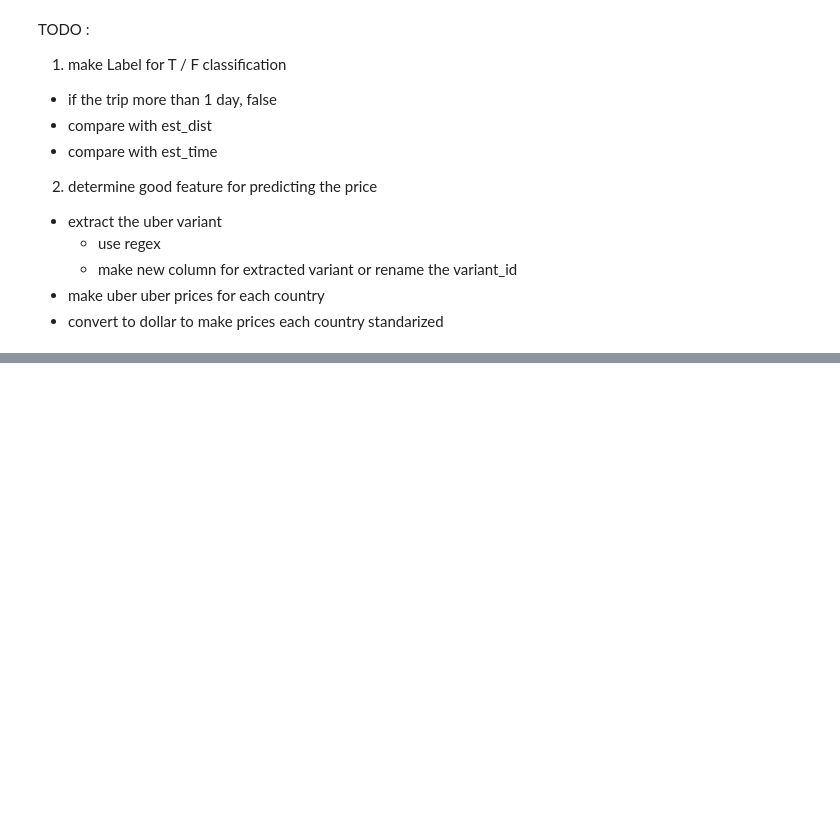
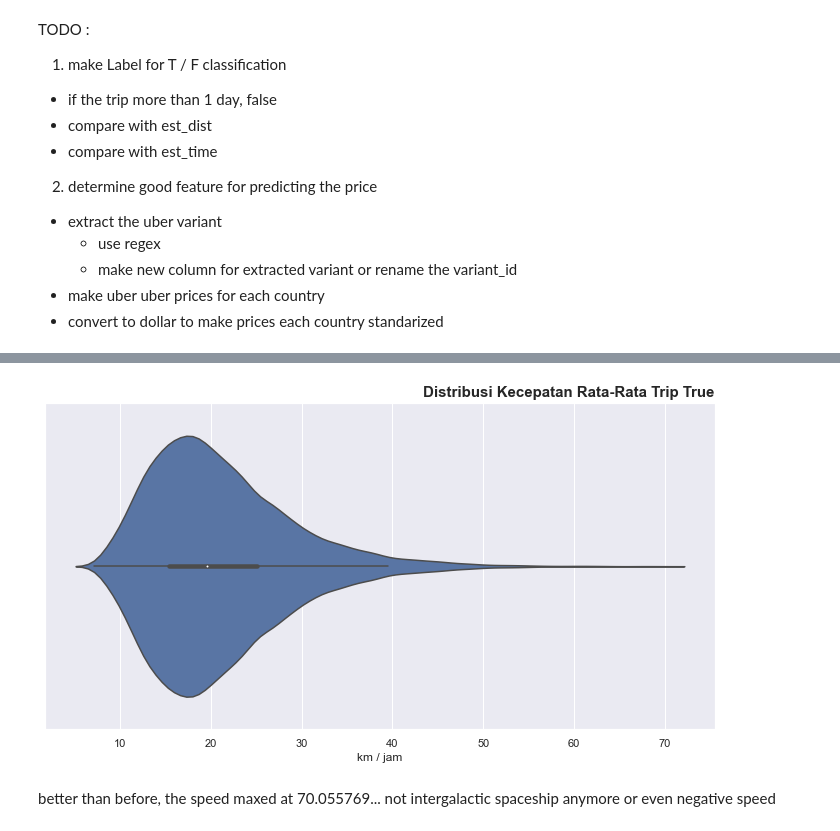
Before and after one commit to enricoroselino/GGU-3-Uber-VTRIP, a Jupyter notebook: EDA.ipynb, the cells around one changed output, grey strips where cells are left out. Saved outputs shown, nothing was run; the diff lists cells and outputs as text; code cells hidden in the pictures; blank space fills up the shorter version.

Commit message:
plot speed on true data

```diff
--- a/EDA.ipynb
+++ b/EDA.ipynb
@@ -397,19 +397,21 @@ def labeler(df) :
     # if the day taken is > 1, false
     # if the distance lower or higher than est_distance  + tolerance, false
     # if the duration lower or higher than est_duration + tolerance, false
-    # set the distance tolerance to +- 70% like taking shortcut or taking longer route
-    # set the duration tolerance to + 70% like very congested road
-    # plus 5 minutes waiting for pickup tolerance ?
+    # set the distance tolerance to +- 30% like taking shortcut or taking longer route
+    # set the duration tolerance to + 50% like very congested road
+    # plus 5 minutes when waiting for pickup tolerance
     # set the trip duration tolerance to (lower bound : * 0.4) and (higher bound : * 2.6667)
+    # distance < 700 meters, false
     label = []
     for i in range(len(df)) :
         day_delta = (df.dropoff_datetime[i] - df.pickup_datetime[i]).days
-        WT = 300
         DLB = df.est_meters[i] * 0.7 # mean might be closer
-        DHB = df.est_meters[i] * 1.7 # mean might be further
-        TLB = df.est_duration[i] * 0.4 * 0.3 # mean might be faster than avg 40 km/h (40km/h - 100km/h)
-        THB = (df.est_duration[i] + WT) * 2.6667 * 1.7 # mean might be slower than avg 40 km/h (15km/h - 40km/h)
+        DHB = df.est_meters[i] * 1.3 # mean might be further
+        TLB = df.est_duration[i] * 0.6667 # mean might be faster than avg 40 km/h (40km/h - 100km/h)
+        THB = df.est_duration[i] * 2.6667 * 1.5 # mean might be slower than avg 40 km/h (15km/h - 40km/h) and 50% longer
         if day_delta > 1 :
+            label.append(0)
+        elif df.est_meters[i] < 700 :
             label.append(0)
         elif df.wait_sec[i] > THB :
             label.append(0)
@@ -423,11 +425,12 @@ def labeler(df) :
     return label
 
 def variant_extractor(df) :
-    # extract the uber variant from vendor_id
+    # extract the uber variant from vendor_id for pricing
     return 0
 
 def price_estimator(df) :
     # estimate the price based on 2022 uber price
+    # the price is different each country or use only 1 price for simplicity ? hehe
     return 0
 # %%
 df_cp["est_meters"] = distance_estimator(df_cp)
@@ -443,0 +447,4 @@ list(df_cp["label"].values).count(0)
+# %%
+true_data = df_cp[(df_cp.label == 1)]
+speed_kmph = (true_data["dist_meters"] / 1000) / (true_data["trip_duration"] / 3600)
+speed_kmph.describe()
@@ -444,2 +461,19 @@ list(df_cp["label"].values).count(0)
+# %%
+# plot kmph distribution
+plt.figure(figsize=(12, 6))
+with sns.axes_style(style="darkgrid"):
+    sns.violinplot(x=speed_kmph)
+
+plt.title(
+    "Distribusi Kecepatan Rata-Rata Trip True",
+    loc="right",
+    fontweight="bold",
+    size=15
+)
+plt.xlabel("km / jam");
+# %% [output]
+[figure, added]
+# %% [markdown]
+better than before, the speed maxed at 70.055769... not intergalactic spaceship anymore or even negative speed
 # %%
 !jupyter-nbconvert --to PDFviaHTML EDA.ipynb
```
Also changed, not shown: parts of 6 cells of this notebook.
